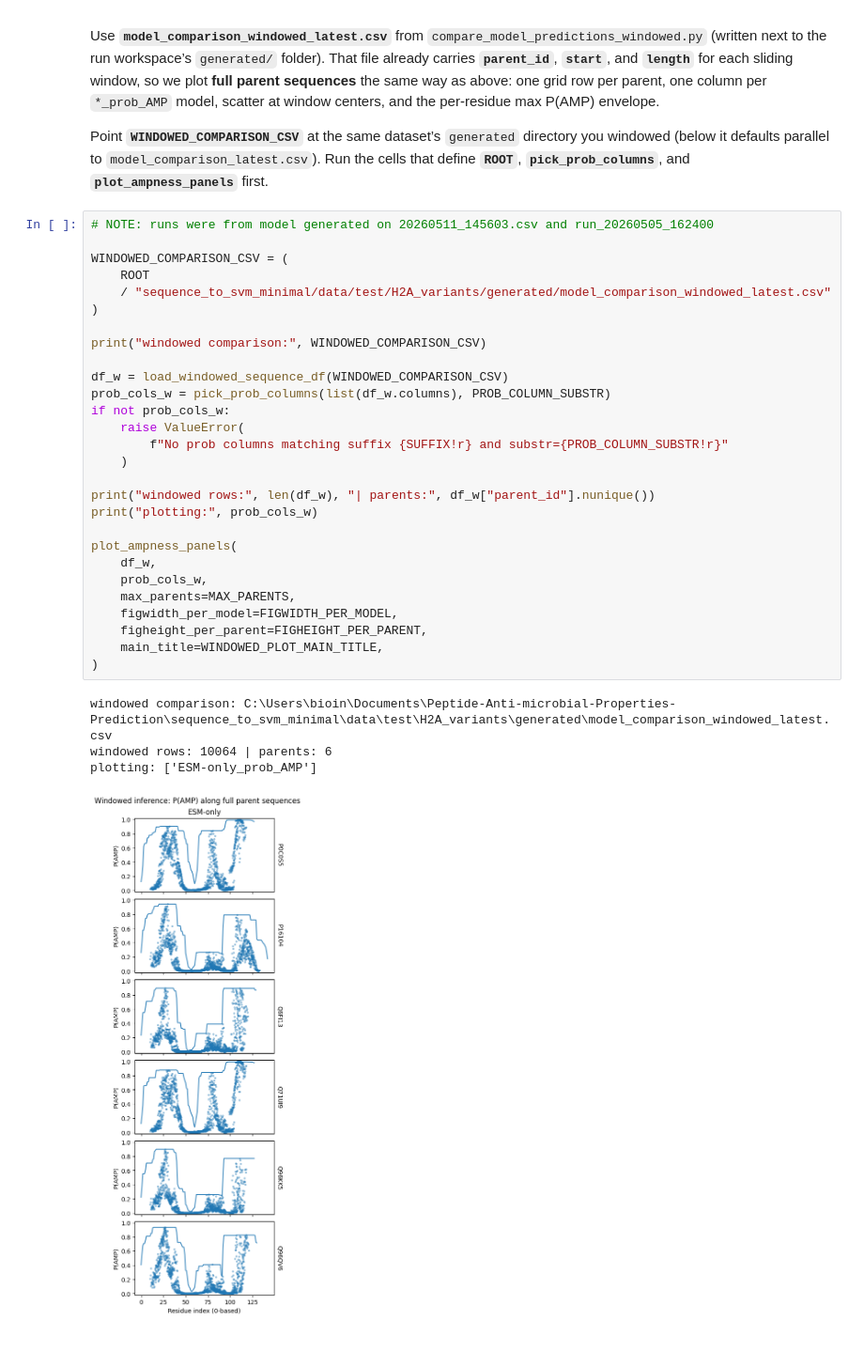
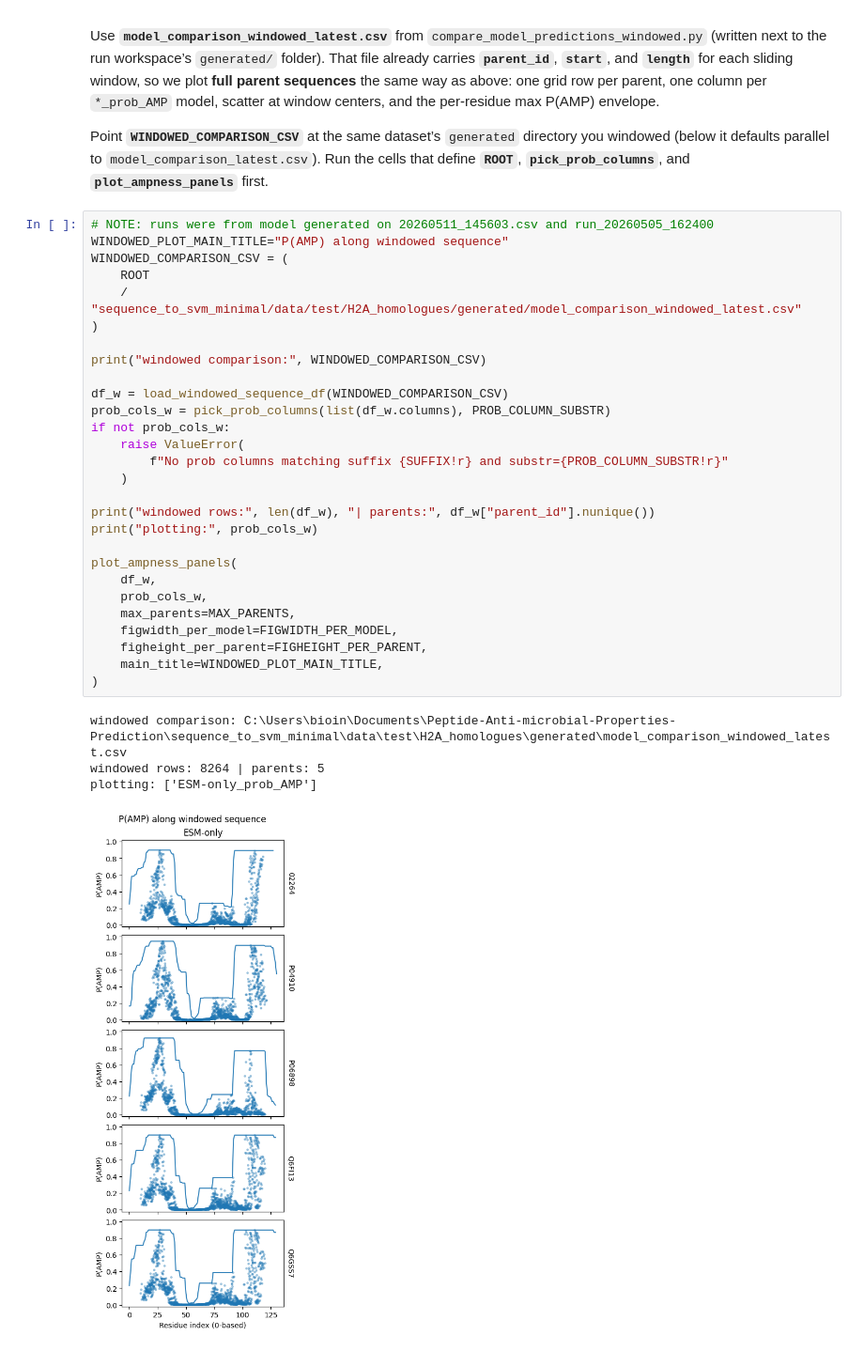
Before and after one commit to KYinXu/Peptide-Anti-microbial-Properties-Prediction, a Jupyter notebook: notebooks/window_exploration.ipynb, the cells around one changed output. Shown at 94% size. Saved outputs shown, nothing was run; the diff lists cells and outputs as text.

```diff
--- a/notebooks/window_exploration.ipynb
+++ b/notebooks/window_exploration.ipynb
@@ -280,34 +280,34 @@ Use **`model_comparison_windowed_latest.csv`** from `compare_model_predictions_w
 Point **`WINDOWED_COMPARISON_CSV`** at the same dataset’s `generated` directory you windowed (below it defaults parallel to `model_comparison_latest.csv`). Run the cells that define **`ROOT`**, **`pick_prob_columns`**, and **`plot_ampness_panels`** first.
 # %%
 # NOTE: runs were from model generated on 20260511_145603.csv and run_20260505_162400
-
+WINDOWED_PLOT_MAIN_TITLE="P(AMP) along windowed sequence"
 WINDOWED_COMPARISON_CSV = (
     ROOT
-    / "sequence_to_svm_minimal/data/test/H2A_variants/generated/model_comparison_windowed_latest.csv"
+    / "sequence_to_svm_minimal/data/test/H2A_homologues/generated/model_comparison_windowed_latest.csv"
 )
 
 print("windowed comparison:", WINDOWED_COMPARISON_CSV)
 
 df_w = load_windowed_sequence_df(WINDOWED_COMPARISON_CSV)
 prob_cols_w = pick_prob_columns(list(df_w.columns), PROB_COLUMN_SUBSTR)
 if not prob_cols_w:
     raise ValueError(
         f"No prob columns matching suffix {SUFFIX!r} and substr={PROB_COLUMN_SUBSTR!r}"
     )
 
 print("windowed rows:", len(df_w), "| parents:", df_w["parent_id"].nunique())
 print("plotting:", prob_cols_w)
 
 plot_ampness_panels(
     df_w,
     prob_cols_w,
     max_parents=MAX_PARENTS,
     figwidth_per_model=FIGWIDTH_PER_MODEL,
     figheight_per_parent=FIGHEIGHT_PER_PARENT,
     main_title=WINDOWED_PLOT_MAIN_TITLE,
 )
 # %% [output]
-windowed comparison: C:\Users\bioin\Documents\Peptide-Anti-microbial-Properties-Prediction\sequence_to_svm_minimal\data\test\H2A_variants\generated\model_comparison_windowed_latest.csv
-windowed rows: 10064 | parents: 6
+windowed comparison: C:\Users\bioin\Documents\Peptide-Anti-microbial-Properties-Prediction\sequence_to_svm_minimal\data\test\H2A_homologues\generated\model_comparison_windowed_latest.csv
+windowed rows: 8264 | parents: 5
 plotting: ['ESM-only_prob_AMP']
-[figure, old version]
+[figure, new version]
```
Also changed, not shown: 7 other files.
